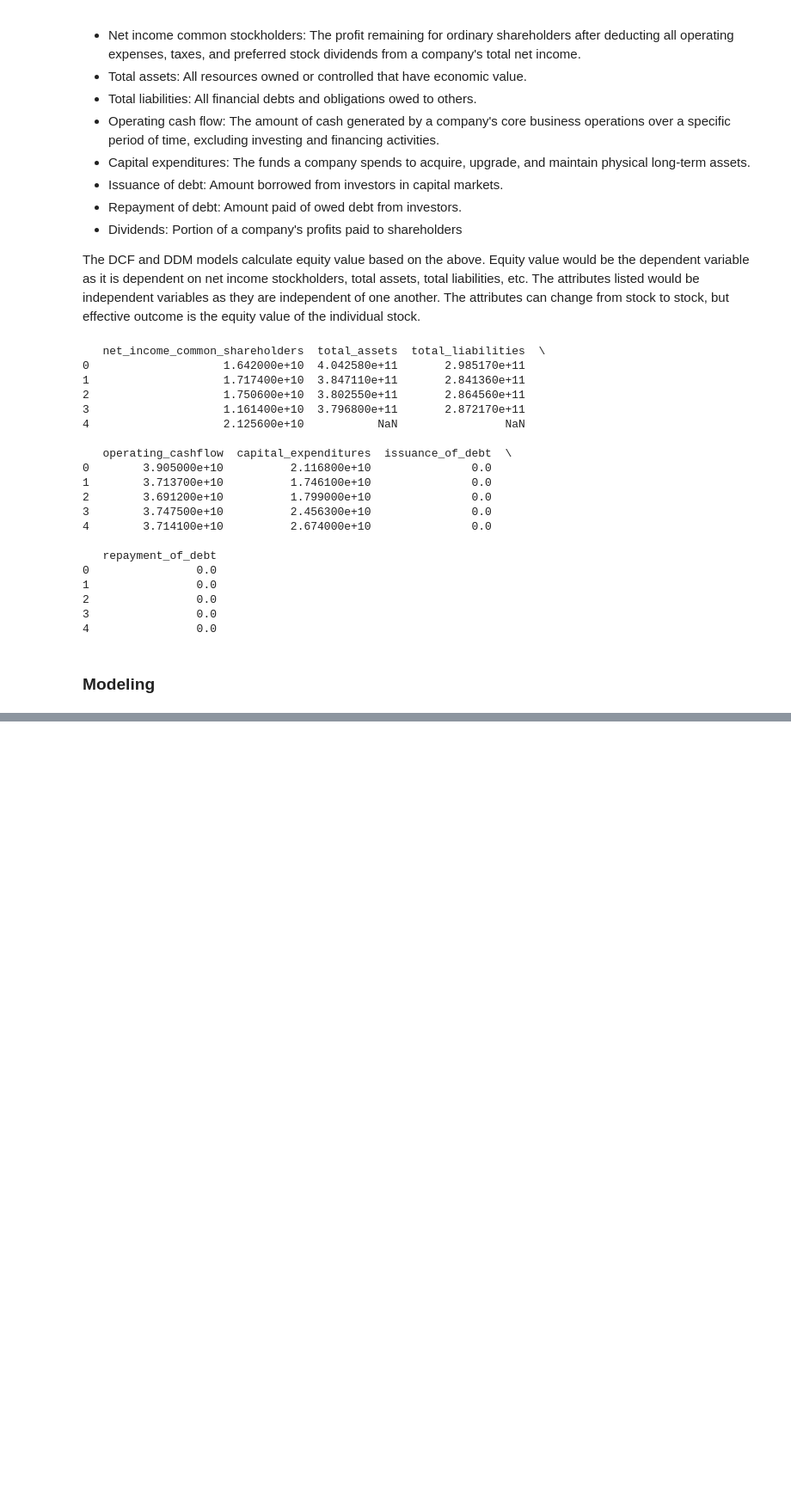
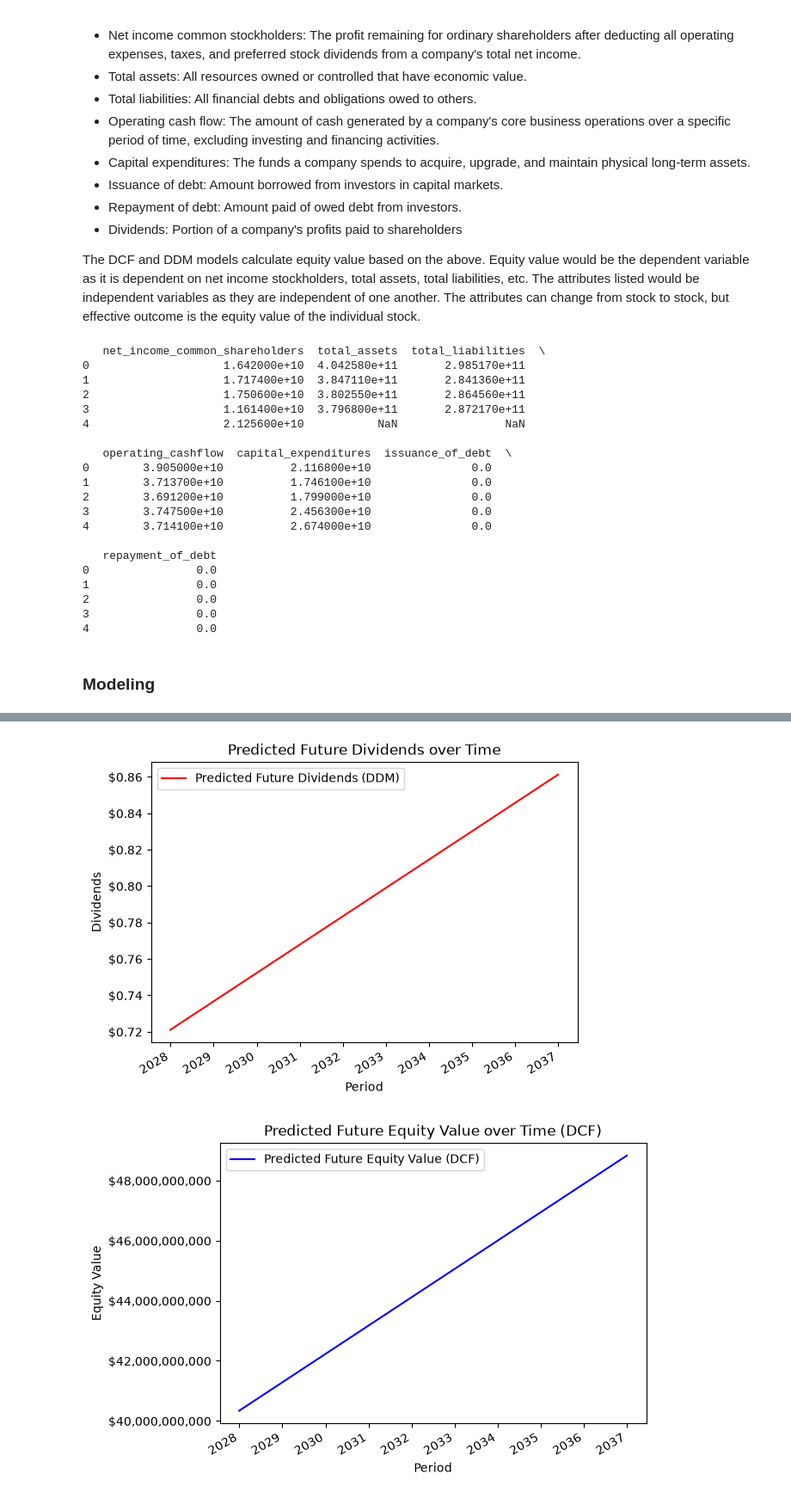
Before and after one commit to crsellinger/NW-Data-Analytics-Capstone, a Jupyter notebook: main.ipynb, the cells around one changed output, grey strips where cells are left out. Shown at 86% size. Drawn from its saved outputs; the diff is of its cells as text; code cells hidden in the pictures; blank space fills up the shorter version.

```diff
--- a/main.ipynb
+++ b/main.ipynb
@@ -698,10 +698,10 @@ X_train, X_test, y_train, y_test = train_test_split(
     X, y, test_size=0.5, random_state=42
 )
 
-model = LinearRegression()
-model.fit(X_train.values.reshape(-1, 1), y_train)
-y_pred = model.predict(X_test.values.reshape(-1, 1))
-y_pred2 = model.predict(X.values.reshape(-1, 1))
+dcf_model = LinearRegression()
+dcf_model.fit(X_train.values.reshape(-1, 1), y_train)
+y_pred = dcf_model.predict(X_test.values.reshape(-1, 1))
+y_pred2 = dcf_model.predict(X.values.reshape(-1, 1))
 
 # plot X, y on line chart using plt
 fig, ax = plt.subplots()
@@ -738,10 +738,11 @@ print("Mean Squared Error:", mse)
 print("Predictions:", y_pred)
 
 # Example model coefficients
-print("Model Coefficients:", model.coef_)
-print("Model Intercept:", model.intercept_)
+print("Model Coefficients:", dcf_model.coef_)
+print("Model Intercept:", dcf_model.intercept_)
 
-print("R^2 Score:", r2_score(y_test, y_pred))
+print("R^2 Score (Test):", r2_score(y_test, y_pred))
+print("R^2 Score (Whole):", r2_score(y, y_pred2))
 # %% [output]
 [figure]
 Mean Squared Error: 8.105130922409553e+17
@@ -866,0 +871,31 @@ R^2 Score: 0.983521857021828
+# %%
+# Predictive modeling, using DDM above to forecast 5-10 years future
+future_years = 10
+future_dates = [datetime.now(UTC).year + i for i in range(1, future_years + 1)]
+future_ordinals = [datetime(year, 12, 31).toordinal() for year in future_dates]
+future_X = pd.Series(future_ordinals)
+future_y_pred_ddm = ddm_model.predict(future_X.values.reshape(-1, 1))
+future_y_pred_dcf = dcf_model.predict(future_X.values.reshape(-1, 1))
+
+# Plot future predictions
+fig, ax = plt.subplots()
+ax.plot(future_X.map(datetime.fromordinal), future_y_pred_ddm, label="Predicted Future Dividends (DDM)", color="red")
+ax.legend()
+ax.yaxis.set_major_formatter(FuncFormatter(lambda y, _: f"${y / scale:,.2f}{suffix}"))
+fig.autofmt_xdate()
+ax.set_xlabel("Period")
+ax.set_ylabel("Dividends")
+ax.set_title("Predicted Future Dividends over Time")
+
+fig2, ax2 = plt.subplots()
+ax2.plot(future_X.map(datetime.fromordinal), future_y_pred_dcf, label="Predicted Future Equity Value (DCF)", color="blue")
+ax2.legend()
+ax2.yaxis.set_major_formatter(FuncFormatter(lambda y, _: f"${y / scale:,.0f}{suffix}"))
+fig2.autofmt_xdate()
+ax2.set_xlabel("Period")
+ax2.set_ylabel("Equity Value")
+ax2.set_title("Predicted Future Equity Value over Time (DCF)")
+plt.show()
+# %% [output]
+[figure, added]
+[figure, added]
```
Also changed, not shown: parts of 2 cells of this notebook.
